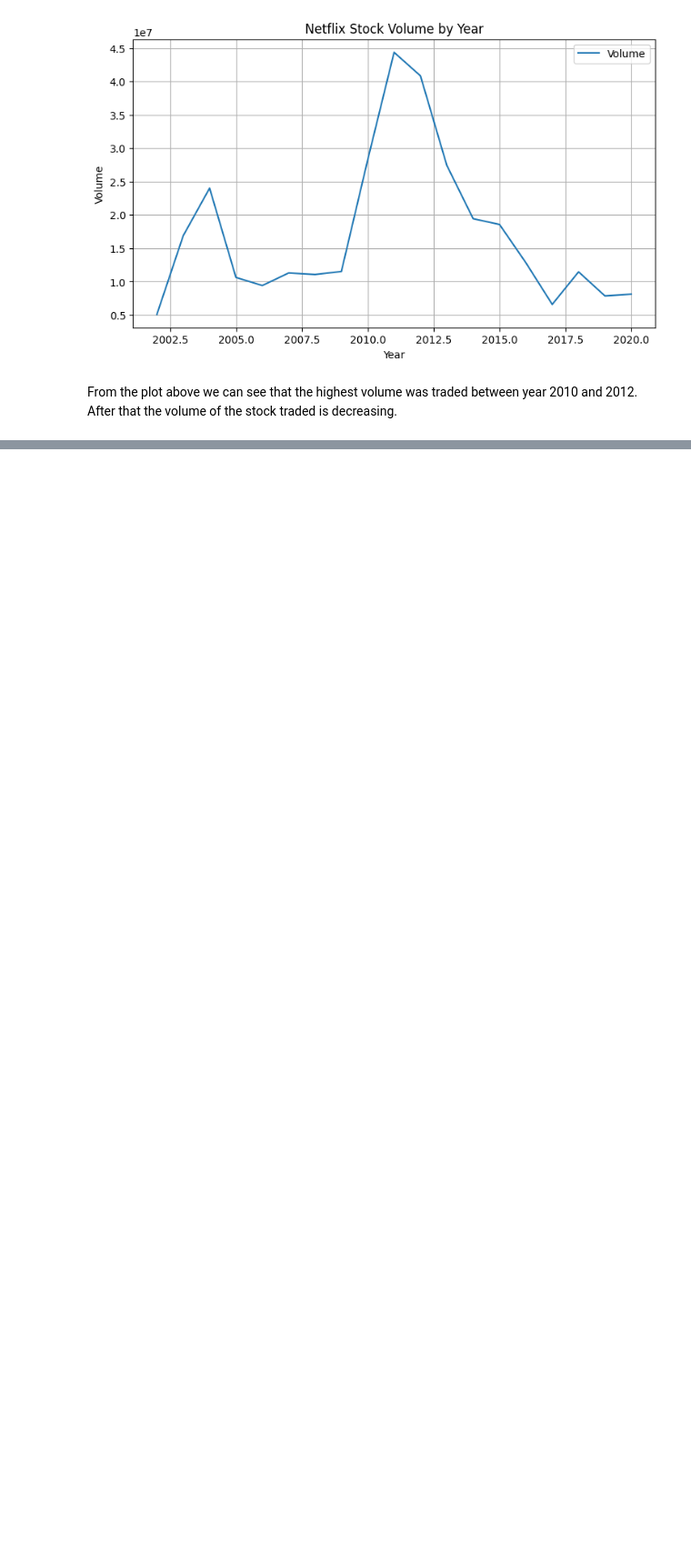
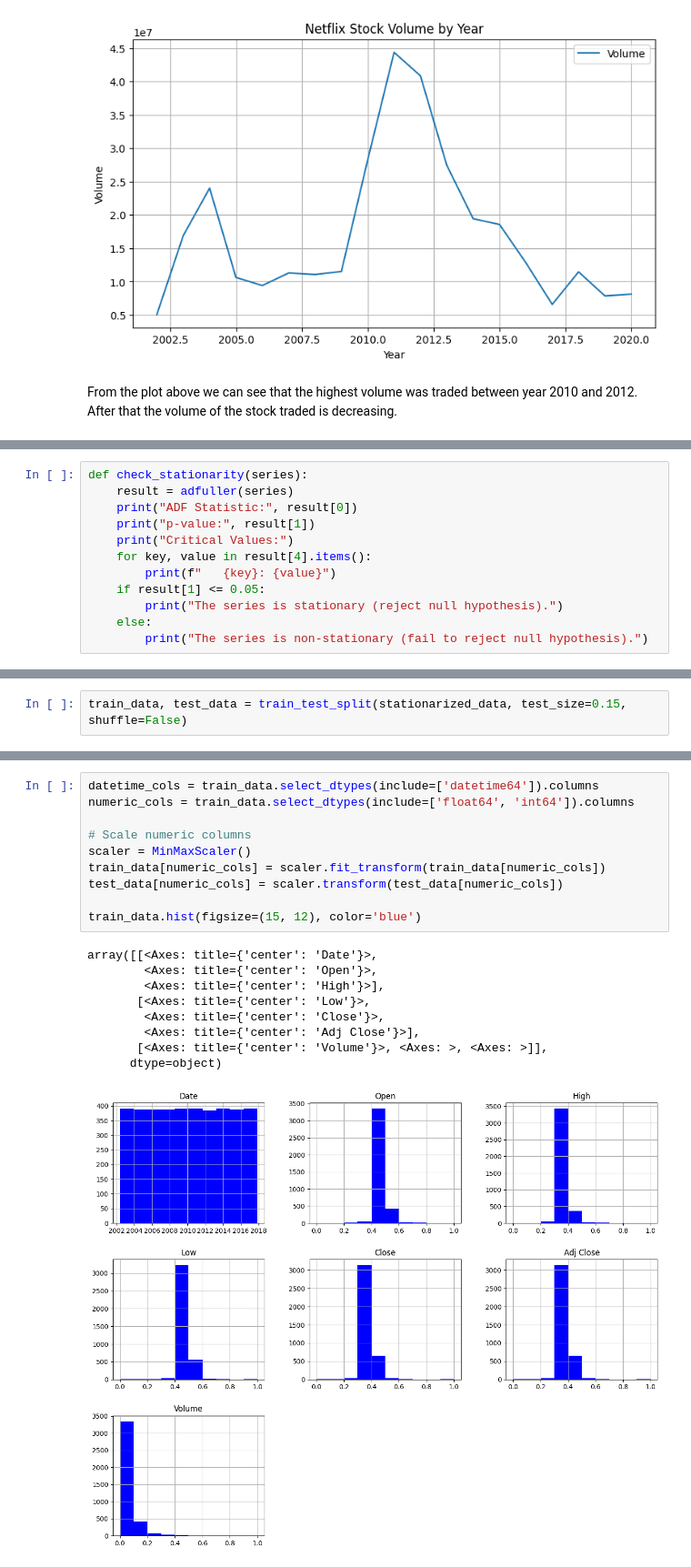
Before and after one commit to myrres0/IAU-2024, a Jupyter notebook: phase-4.ipynb, the cells around one changed output, grey strips where cells are left out. Shown at 91% size. Cells and saved outputs as stored; diff of their text form; blank space fills up the shorter version.

```diff
--- a/phase-4.ipynb
+++ b/phase-4.ipynb
@@ -343,0 +245,12 @@ RMSE: 114.69614190878832
+# %%
+def check_stationarity(series):
+    result = adfuller(series)
+    print("ADF Statistic:", result[0])
+    print("p-value:", result[1])
+    print("Critical Values:")
+    for key, value in result[4].items():
+        print(f"   {key}: {value}")
+    if result[1] <= 0.05:
+        print("The series is stationary (reject null hypothesis).")
+    else:
+        print("The series is non-stationary (fail to reject null hypothesis).")
@@ -343,0 +325,2 @@ RMSE: 114.69614190878832
+# %%
+train_data, test_data = train_test_split(stationarized_data, test_size=0.15, shuffle=False)
@@ -343,0 +334,20 @@ RMSE: 114.69614190878832
+# %%
+datetime_cols = train_data.select_dtypes(include=['datetime64']).columns
+numeric_cols = train_data.select_dtypes(include=['float64', 'int64']).columns
+
+# Scale numeric columns
+scaler = MinMaxScaler()
+train_data[numeric_cols] = scaler.fit_transform(train_data[numeric_cols])
+test_data[numeric_cols] = scaler.transform(test_data[numeric_cols])
+
+train_data.hist(figsize=(15, 12), color='blue')
+# %% [output]
+array([[<Axes: title={'center': 'Date'}>,
+        <Axes: title={'center': 'Open'}>,
+        <Axes: title={'center': 'High'}>],
+       [<Axes: title={'center': 'Low'}>,
+        <Axes: title={'center': 'Close'}>,
+        <Axes: title={'center': 'Adj Close'}>],
+       [<Axes: title={'center': 'Volume'}>, <Axes: >, <Axes: >]],
+      dtype=object)
+[figure, added]
```
Also changed, not shown: parts of 40 cells of this notebook.
